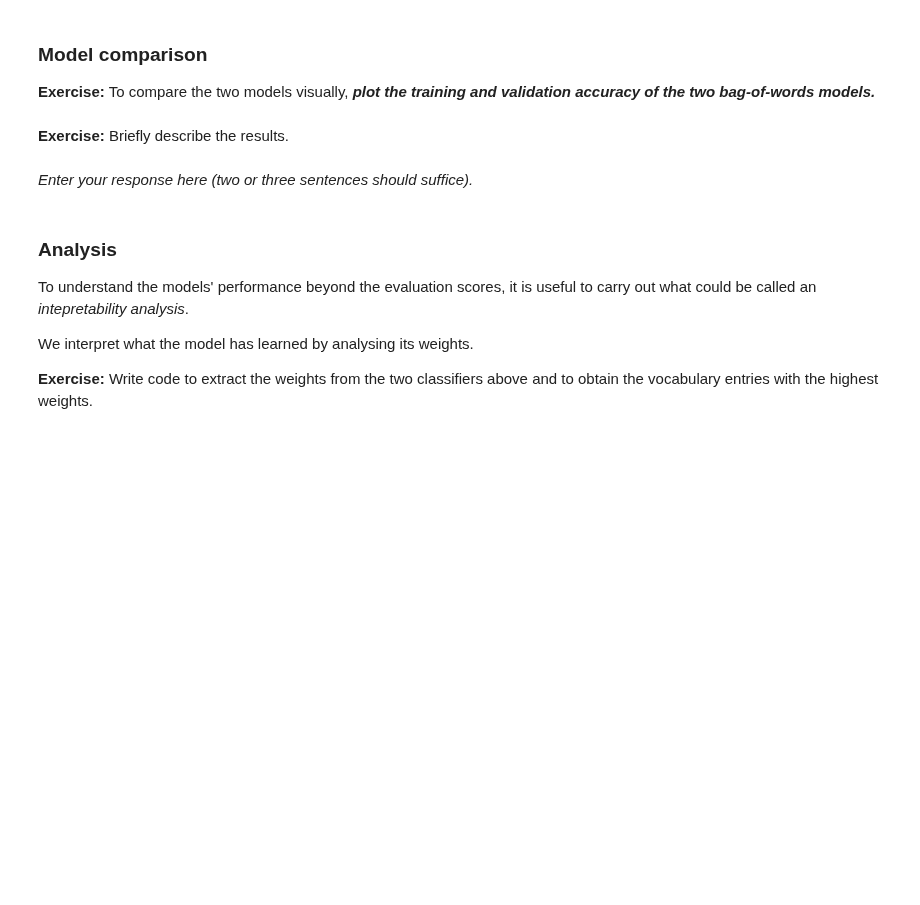
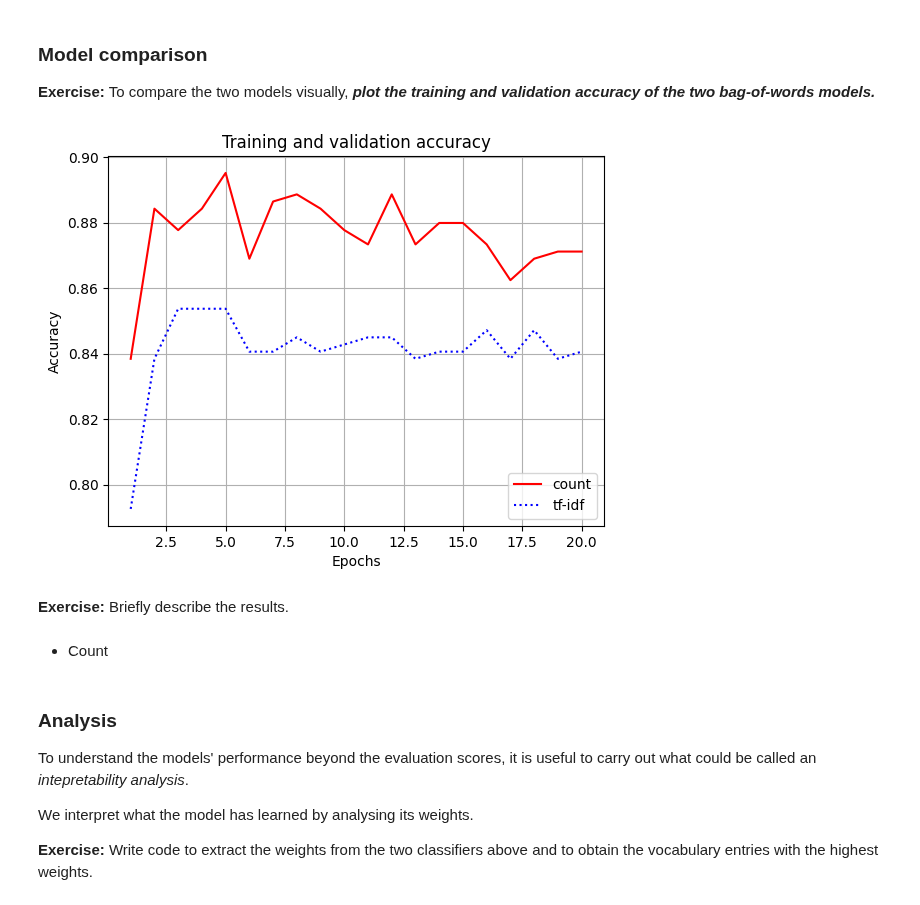
Before and after one commit to raliaskarov/tutorial_eth_ais_roman, a Jupyter notebook: projects/project2/CAS_project2_2_logistic_LSTM.ipynb, the cells around one changed output. Cells and saved outputs as stored; diff of their text form; code cells hidden in the pictures; blank space fills up the shorter version.

```diff
--- a/projects/project2/CAS_project2_2_logistic_LSTM.ipynb
+++ b/projects/project2/CAS_project2_2_logistic_LSTM.ipynb
@@ -234,15 +273,15 @@ BATCH_SIZE = 50
 binary_classifier_1 = Sequential(
     name = f'Logistic regression, count-based BOW, |V| = {VOCAB_SIZE}'
 )
-# binary_classifier_1.add(...)  # fill in this line
-# binary_classifier_1.add(...)  # fill in this line
-# binary_classifier_1.add(...)  # fill in this line
+binary_classifier_1.add(Input(shape=(1,), dtype='string'))  # fill in this line
+binary_classifier_1.add(encoder_bow_count)  # fill in this line
+binary_classifier_1.add(Dense(1, activation="sigmoid"))  # fill in this line
 
 # Define training objective, evaluation metric, and optimizer
 # --------------------------------------------------------------
 binary_classifier_1.compile(
-    # loss='...', # fill in this line
-    # metrics=['...'], # fill in this line
+    loss=BinaryCrossentropy(from_logits=False),
+    metrics=['accuracy'],
     optimizer=Adam(learning_rate=LEARNING_RATE)
 )
 print(binary_classifier_1.summary())
@@ -331,15 +406,15 @@ BATCH_SIZE = 50
 binary_classifier_2 = Sequential(
     name = f'Logistic regression, tfidf-based BOW, |V| = {VOCAB_SIZE}'
 )
-#binary_classifier_2.add(...)  # fill in this line
-#binary_classifier_2.add(...)  # fill in this line
-#binary_classifier_2.add(...)  # fill in this line
+binary_classifier_2.add(Input(shape=(1,), dtype='string'))  # fill in this line
+binary_classifier_2.add(encoder_bow_tfidf)  # fill in this line
+binary_classifier_2.add(Dense(1, activation="sigmoid"))  # fill in this line
 
 # Define training objective, evaluation metric, and optimizer
 # --------------------------------------------------------------
 binary_classifier_2.compile(
-    #loss='...',  # fill in this line
-    #metrics=['...'],  # fill in this line
+    loss=BinaryCrossentropy(from_logits=False),
+    metrics=['accuracy'],
     optimizer=Adam(learning_rate=LEARNING_RATE)
 )
 print(binary_classifier_2.summary())
@@ -410,20 +521,30 @@ plt.show()
 
 **Exercise:** To compare the two models visually, ***plot the training and validation accuracy of the two bag-of-words models.***
 # %%
-...  # fill in this line
-...  # fill in this line
-...  # fill in this line
-...  # fill in this line
-#plt.title('Training and validation accuracy')
-#plt.xlabel('Epochs')
-#plt.ylabel('Accuracy')
-#plt.legend(loc='lower right')
-#plt.grid(True)
-#plt.show()
+plt.plot(
+    range(1, len(train_acc_model_1) +1),
+    val_acc_model_1,
+    'r',
+    label='count'
+)
+plt.plot(
+    range(1, len(train_acc_model_1) +1),
+    val_acc_model_2,
+    'b:',
+    label='tf-idf'
+)
+plt.title('Training and validation accuracy')
+plt.xlabel('Epochs')
+plt.ylabel('Accuracy')
+plt.legend(loc='lower right')
+plt.grid(True)
+plt.show()
+# %% [output]
+[figure, added]
 # %% [markdown]
 **Exercise:** Briefly describe the results.
 # %% [markdown]
-*Enter your response here (two or three sentences should suffice).*
+- Count
 # %% [markdown]
 ### Analysis
 To understand the models' performance beyond the evaluation scores, it is useful to carry out what could be called an *intepretability analysis*.
```
Also changed, not shown: parts of 11 cells of this notebook, 4 other files.
